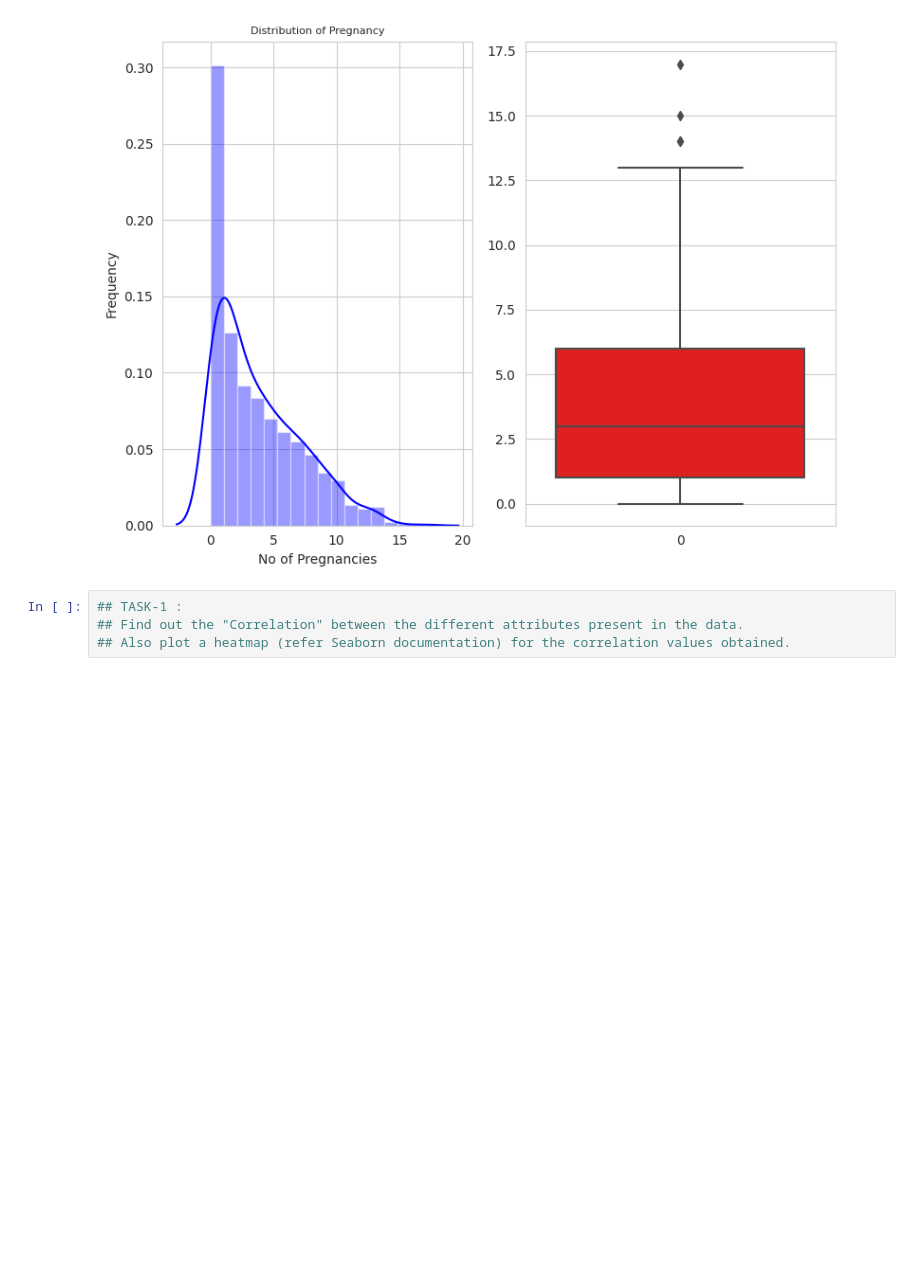
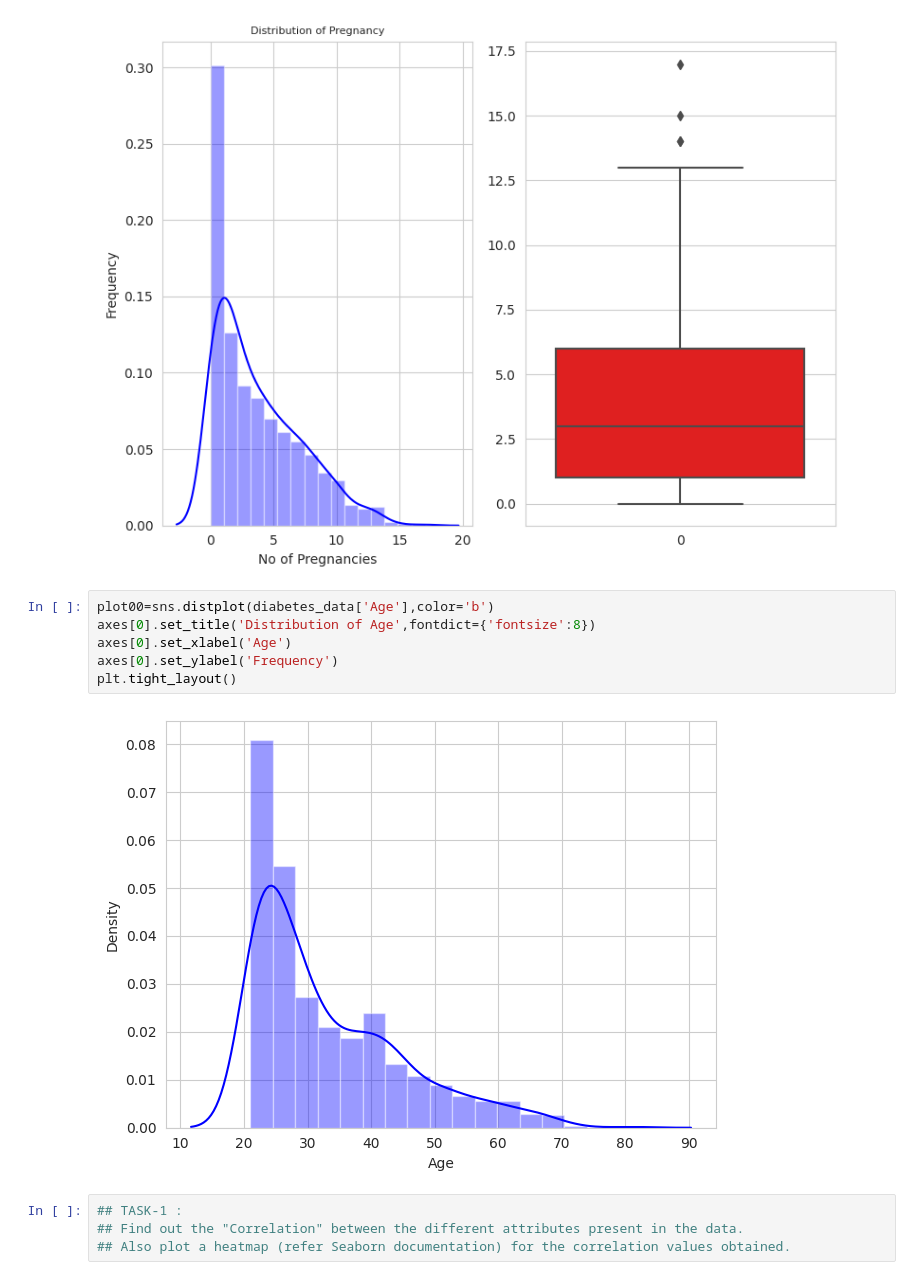
Before and after one commit to tarunkay7/AIML-IIITH, a Jupyter notebook: AIML_Project_Module_3.ipynb, the cells around one changed output. Saved outputs shown, nothing was run; the diff lists cells and outputs as text; blank space fills up the shorter version.

```diff
--- a/AIML_Project_Module_3.ipynb
+++ b/AIML_Project_Module_3.ipynb
@@ -107,6 +106,14 @@ plot01=sns.boxplot(data=diabetes_data['Pregnancies'], ax=axes[1],orient = 'v', c
 plt.tight_layout()
 # %% [output]
 [figure]
+# %%
+plot00=sns.distplot(diabetes_data['Age'],color='b')
+axes[0].set_title('Distribution of Age',fontdict={'fontsize':8})
+axes[0].set_xlabel('Age')
+axes[0].set_ylabel('Frequency')
+plt.tight_layout()
+# %% [output]
+[figure, added]
 # %%
 ## TASK-1 :
 ## Find out the "Correlation" between the different attributes present in the data.
```
Also changed, not shown: parts of 13 cells of this notebook.
